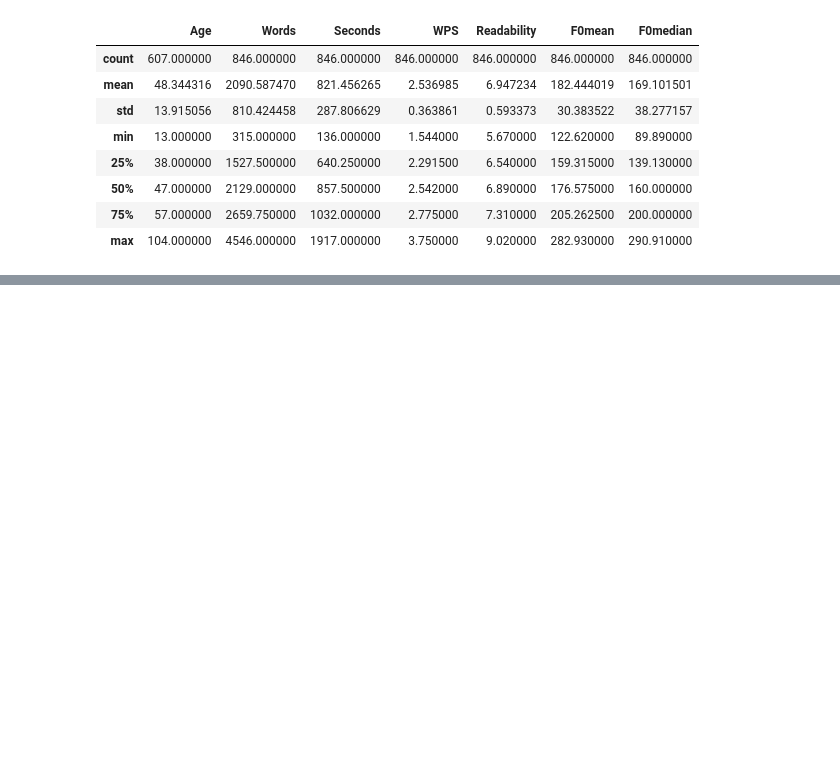
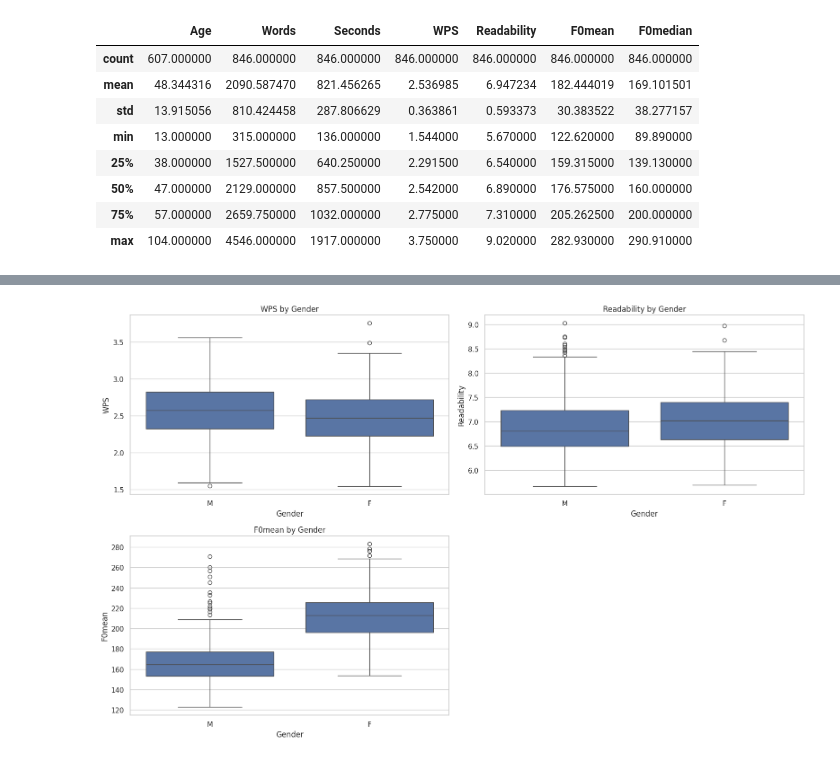
Before and after one commit to Mhkkks/ASR-Bias-Computational-Analysis, a Jupyter notebook: Research.ipynb, the cells around one changed output, grey strips where cells are left out. Saved outputs shown, nothing was run; the diff lists cells and outputs as text; code cells hidden in the pictures; blank space fills up the shorter version.

```diff
--- a/Research.ipynb
+++ b/Research.ipynb
@@ -251,0 +313,16 @@ plt.show()
+# %%
+
+plt.figure(figsize=(16, 10))
+
+# Loop through your features
+for i, col in enumerate(['WPS', 'Readability', 'F0mean'], 1):
+    plt.subplot(2, 2, i)
+
+    sns.boxplot(x='Gender', y=col, data=df)
+
+    plt.title(f"{col} by Gender")
+
+plt.tight_layout()
+plt.show()
+# %% [output]
+[figure, added]
```
Also changed, not shown: parts of 27 cells of this notebook.
